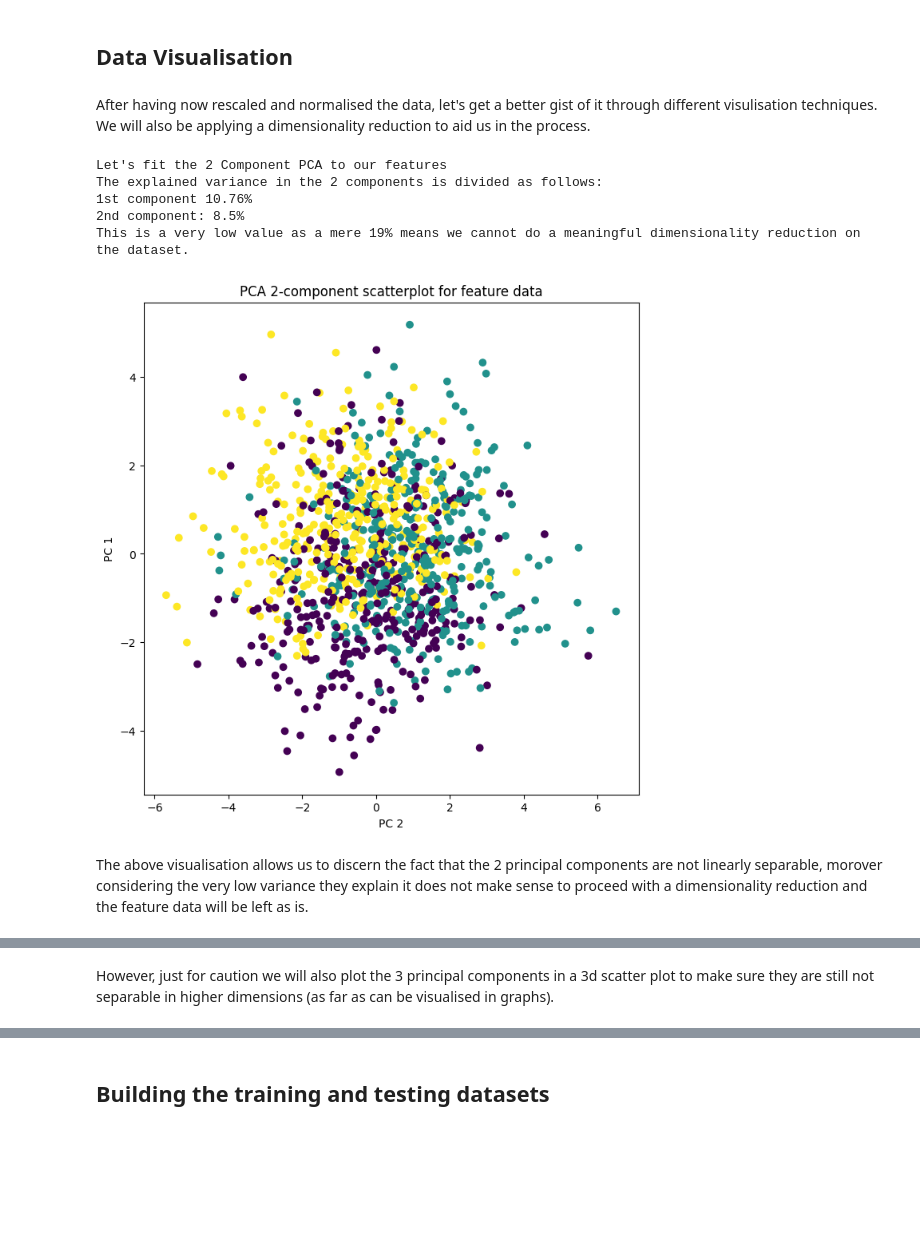
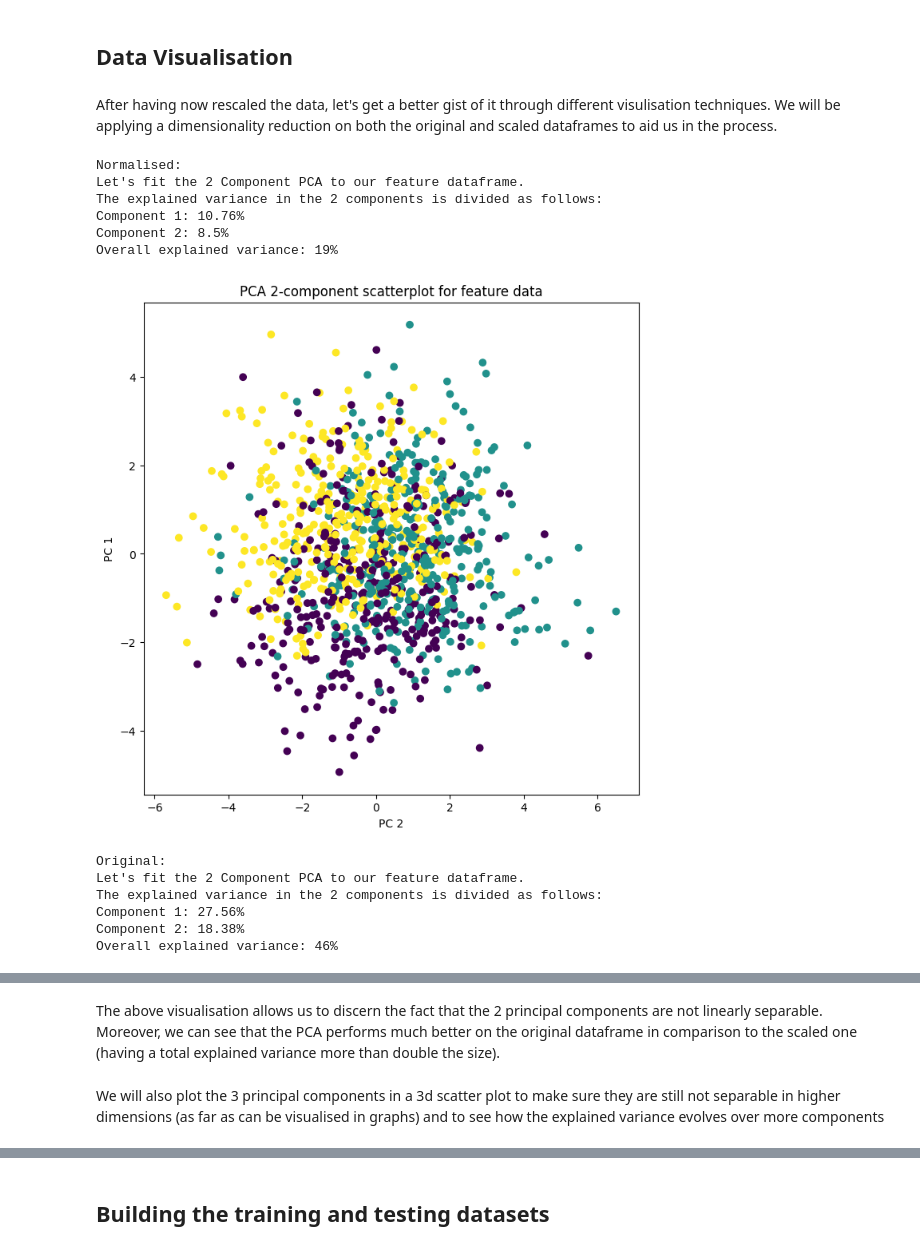
Before and after one commit to andreafabbricatore/ml_individual_project, a Jupyter notebook: project.ipynb, the cells around one changed output, grey strips where cells are left out. Cells and saved outputs as stored; diff of their text form; code cells hidden in the pictures; blank space fills up the shorter version.

```diff
--- a/project.ipynb
+++ b/project.ipynb
@@ -83,30 +83,50 @@ display(df_norm.describe())
 8 rows × 31 columns
 # %% [markdown]
 ## Data Visualisation
+# %%
+#Auxiliary function
+def build_pca(n, X, y):
+    pca = PCA(n_components=n)
+    print(f"Let's fit the {n} Component PCA to our feature dataframe.")
+    pca.fit(X)
+    print(f"The explained variance in the {n} components is divided as follows:")
+    for i,j in enumerate(pca.explained_variance_ratio_):
+        print(f"Component {i+1}: {round(j*100, 2)}%")
+    print(f"Overall explained variance: {round(sum(pca.explained_variance_ratio_)*100)}%")
+    pca_X = pca.transform(X)
+    fig = plt.figure(figsize=(8,8))
+    if n==3:
+        ax = fig.add_subplot(projection='3d')
+    else:
+        ax = fig.add_subplot(1,1,1)
+    ax.set_xlabel("PC 2")
+    ax.set_ylabel("PC 1")
+    if n == 3:
+        ax.set_zlabel("PC 3")
+    ax.set_title(f"PCA {n}-component scatterplot for feature data")
+    if n == 3:
+        ax.scatter(pca_X.T[0], pca_X.T[1], pca_X.T[2], c=y)
+    else:
+        ax.scatter(pca_X.T[0], pca_X.T[1], c=y)
+    plt.show()
 # %% [markdown]
-After having now rescaled and normalised the data, let's get a better gist of it through different visulisation techniques. We will also be applying a dimensionality reduction to aid us in the process.
+After having now rescaled the data, let's get a better gist of it through different visulisation techniques. We will be applying a dimensionality reduction on both the original and scaled dataframes to aid us in the process.
-# %%
-pca = PCA(n_components=2)
-y = df_norm['label']
-X = df_norm.drop(columns=['label'])
-print("Let's fit the 2 Component PCA to our features")
-pca.fit(X)
-print(f"The explained variance in the 2 components is divided as follows:\n1st component {round(pca.explained_variance_ratio_[0]*100,2)}%\n2nd component: {round(pca.explained_variance_ratio_[1]*100,2)}%")
-print(f"This is a very low value as a mere {round(sum(pca.explained_variance_ratio_)*100)}% means we cannot do a meaningful dimensionality reduction on the dataset.")
-pca_X = pca.transform(X)
-fig = plt.figure(figsize=(8,8))
-ax = fig.add_subplot(1,1,1)
-ax.set_xlabel("PC 2")
-ax.set_ylabel("PC 1")
-ax.set_title("PCA 2-component scatterplot for feature data")
-ax.scatter(pca_X.T[0], pca_X.T[1], c=y)
-plt.show()
-# %% [output]
-Let's fit the 2 Component PCA to our features
-The explained variance in the 2 components is divided as follows:
-1st component 10.76%
-2nd component: 8.5%
-This is a very low value as a mere 19% means we cannot do a meaningful dimensionality reduction on the dataset.
-[figure, removed]
-# %% [markdown]
-The above visualisation allows us to discern the fact that the 2 principal components are not linearly separable, morover considering the very low variance they explain it does not make sense to proceed with a dimensionality reduction and the feature data will be left as is.
+# %%
+print("Normalised:")
+build_pca(2,df_norm.drop(columns=['label']),df_norm['label'])
+print("Original:")
+build_pca(2,df.drop(columns=['label']),df['label'])
+# %% [output]
+Normalised:
+Let's fit the 2 Component PCA to our feature dataframe.
+The explained variance in the 2 components is divided as follows:
+Component 1: 10.76%
+Component 2: 8.5%
+Overall explained variance: 19%
+[figure, added]
+Original:
+Let's fit the 2 Component PCA to our feature dataframe.
+The explained variance in the 2 components is divided as follows:
+Component 1: 27.56%
+Component 2: 18.38%
+Overall explained variance: 46%
@@ -113,2 +134,4 @@ The above visualisation allows us to discern the fact that the 2 principal compo
+# %% [markdown]
+The above visualisation allows us to discern the fact that the 2 principal components are not linearly separable. Moreover, we can see that the PCA performs much better on the original dataframe in comparison to the scaled one (having a total explained variance more than double the size).
 # %% [markdown]
-However, just for caution we will also plot the 3 principal components in a 3d scatter plot to make sure they are still not separable in higher dimensions (as far as can be visualised in graphs).
+We will also plot the 3 principal components in a 3d scatter plot to make sure they are still not separable in higher dimensions (as far as can be visualised in graphs) and to see how the explained variance evolves over more components
```
Also changed, not shown: parts of 25 cells of this notebook.
